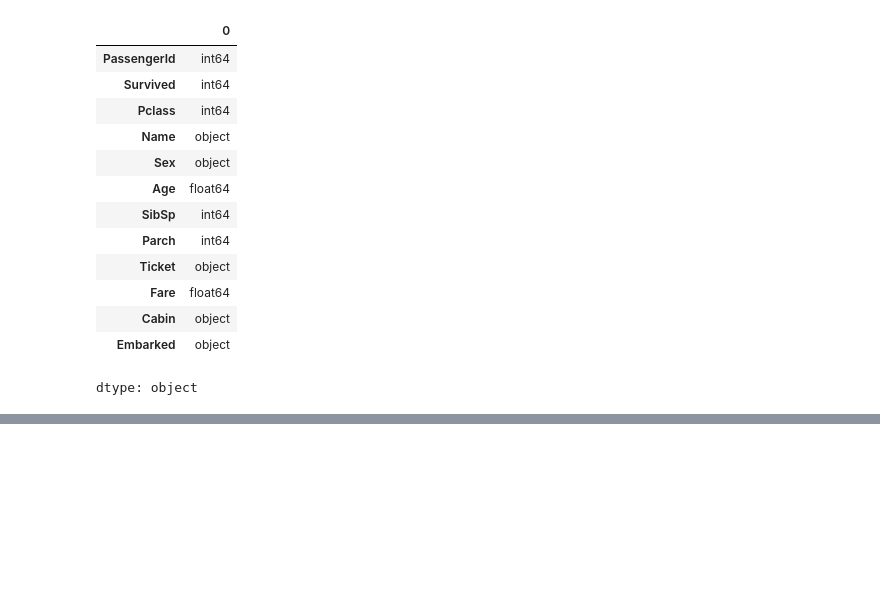
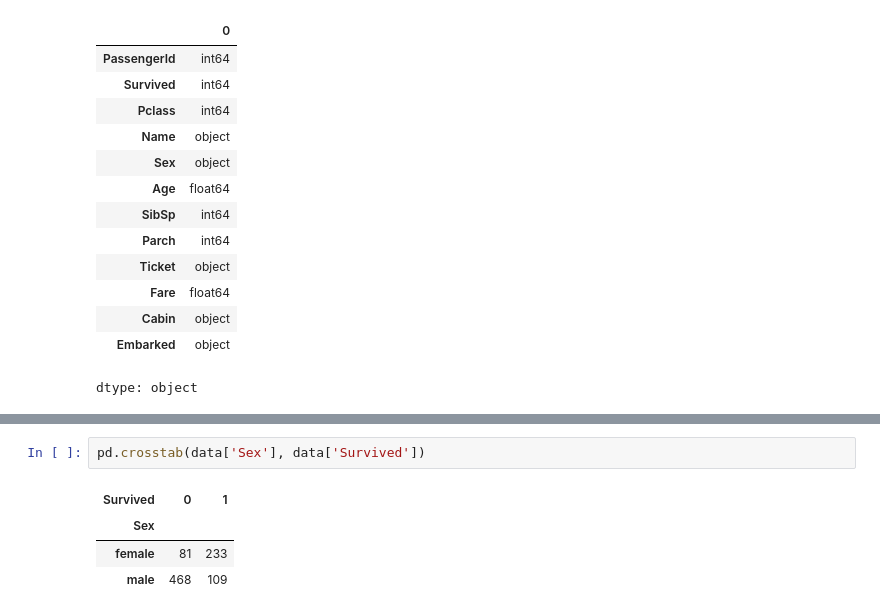
Before and after one commit to hosngholami/Learning, a Jupyter notebook: Pandas.ipynb, the cells around one changed output, grey strips where cells are left out. Saved outputs shown, nothing was run; the diff lists cells and outputs as text; blank space fills up the shorter version.

```diff
--- a/Pandas.ipynb
+++ b/Pandas.ipynb
@@ -73,0 +116,7 @@ dtype: object
+# %%
+pd.crosstab(data['Sex'], data['Survived'])
+# %% [output]
+| Survived | 0 | 1 |
+| Sex |  |  |
+| female | 81 | 233 |
+| male | 468 | 109 |
```
Also changed, not shown: parts of 7 cells of this notebook.
